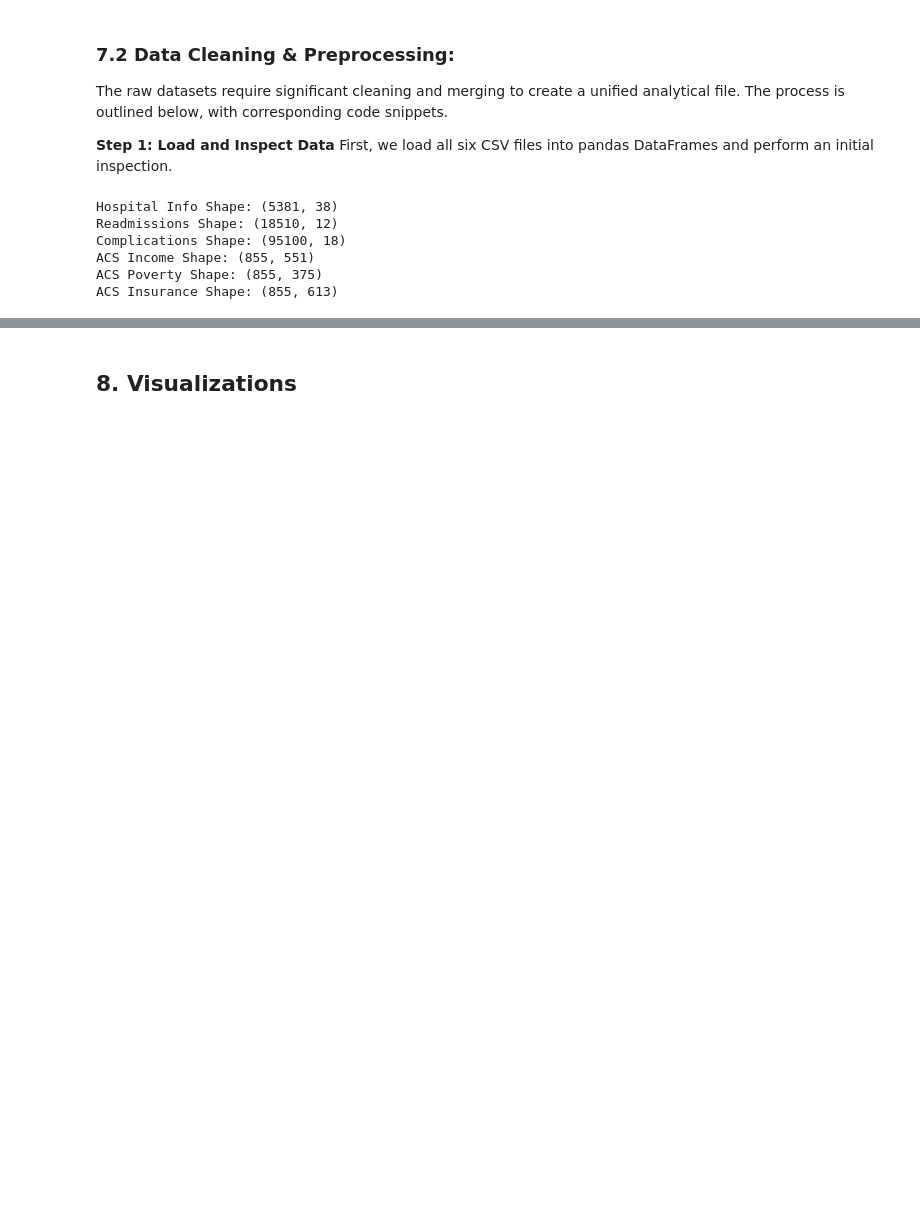
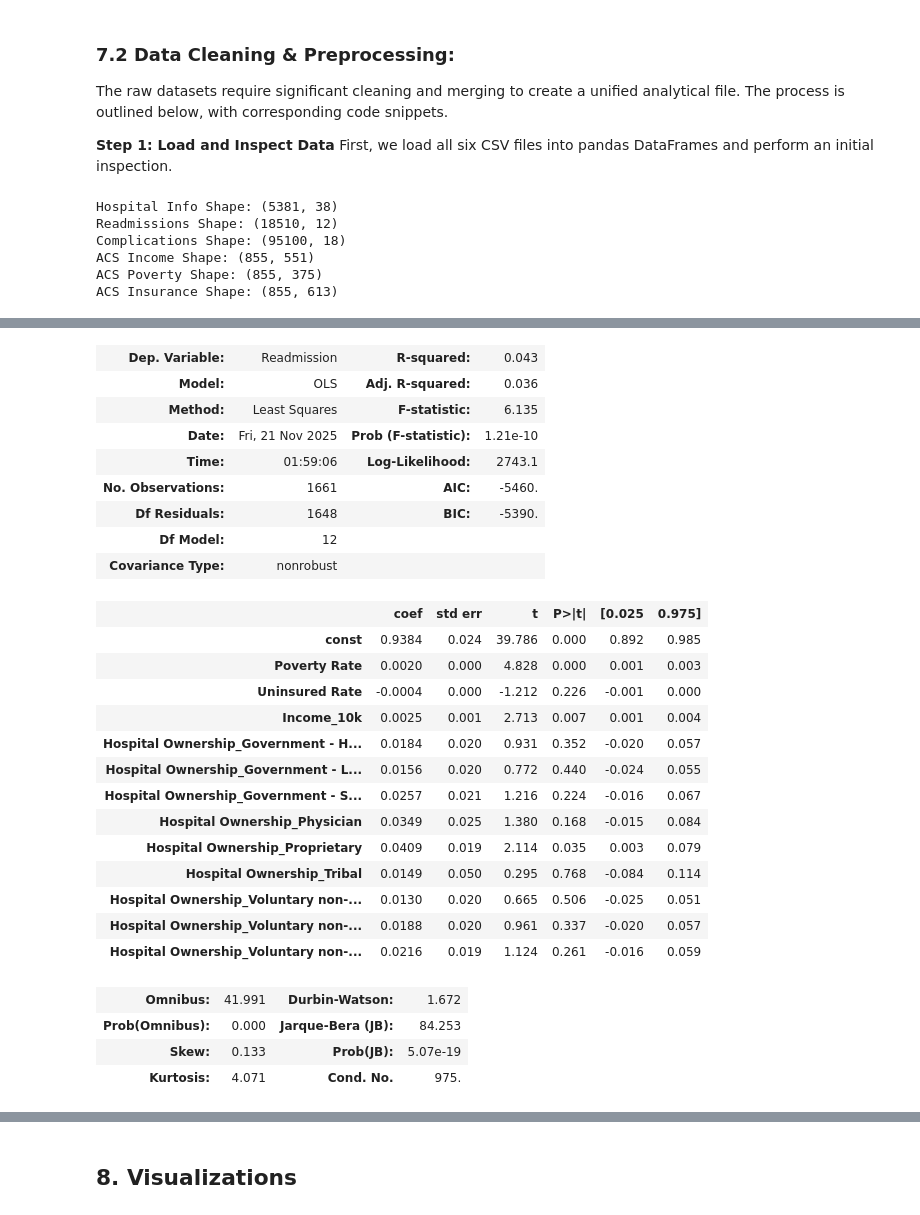
Before and after one commit to Hychow-gh/SI-624, a Jupyter notebook: SI 624_Final Project/Final_Project.ipynb, the cells around one changed output, grey strips where cells are left out. Cells and saved outputs as stored; diff of their text form; code cells hidden in the pictures; blank space fills up the shorter version.

```diff
--- a/SI 624_Final Project/Final_Project.ipynb
+++ b/SI 624_Final Project/Final_Project.ipynb
@@ -294,0 +349,53 @@ By combining county-level socioeconomic variables with hospital-level controls,
+# %%
+import statsmodels.api as sm
+# Prepare Data
+df_reg = final_df[[
+    "Average Excess Readmission Ratio",
+    "Poverty Rate",
+    "Median Household Income",
+    "Uninsured Rate",
+    "Hospital Type",
+    "Hospital Ownership"
+]].copy()
+
+# Rename for clarity (optional but recommended)
+df_reg.rename(columns={
+    "Average Excess Readmission Ratio": "Readmission",
+    "Median Household Income": "Income"
+}, inplace=True)
+
+# Convert income to units of $10k
+df_reg["Income_10k"] = df_reg["Income"] / 10000
+
+# Drop original income column
+df_reg = df_reg.drop(columns=["Income"])
+
+# Create dummy variables
+df_reg = pd.get_dummies(
+    df_reg,
+    columns=["Hospital Type", "Hospital Ownership"],
+    drop_first=True
+)
+
+# Separate X and y
+y = df_reg["Readmission"]
+X = df_reg.drop(columns=["Readmission"])
+
+# Convert predictors to numeric
+X = X.astype(float)
+y = y.astype(float)
+
+# Drop any remaining NA
+df_clean = pd.concat([X, y], axis=1).dropna()
+y = df_clean["Readmission"]
+X = df_clean.drop(columns=["Readmission"])
+
+# Add constant
+X = sm.add_constant(X)
+
+# Fit OLS model
+model = sm.OLS(y, X).fit()
+
+# Print Summary
+model.summary()
+# %% [output]
@@ -294,0 +403,27 @@ By combining county-level socioeconomic variables with hospital-level controls,
+| Dep. Variable: | Readmission | R-squared: | 0.043 |
+| Model: | OLS | Adj. R-squared: | 0.036 |
+| Method: | Least Squares | F-statistic: | 6.135 |
+| Date: | Fri, 21 Nov 2025 | Prob (F-statistic): | 1.21e-10 |
+| Time: | 01:59:06 | Log-Likelihood: | 2743.1 |
+| No. Observations: | 1661 | AIC: | -5460. |
+| Df Residuals: | 1648 | BIC: | -5390. |
+| Df Model: | 12 |  |  |
+| Covariance Type: | nonrobust |  |  |
+|  | coef | std err | t | P>|t| | [0.025 | 0.975] |
+| const | 0.9384 | 0.024 | 39.786 | 0.000 | 0.892 | 0.985 |
+| Poverty Rate | 0.0020 | 0.000 | 4.828 | 0.000 | 0.001 | 0.003 |
+| Uninsured Rate | -0.0004 | 0.000 | -1.212 | 0.226 | -0.001 | 0.000 |
+| Income_10k | 0.0025 | 0.001 | 2.713 | 0.007 | 0.001 | 0.004 |
+| Hospital Ownership_Government - H... | 0.0184 | 0.020 | 0.931 | 0.352 | -0.020 | 0.057 |
+| Hospital Ownership_Government - L... | 0.0156 | 0.020 | 0.772 | 0.440 | -0.024 | 0.055 |
+| Hospital Ownership_Government - S... | 0.0257 | 0.021 | 1.216 | 0.224 | -0.016 | 0.067 |
+| Hospital Ownership_Physician | 0.0349 | 0.025 | 1.380 | 0.168 | -0.015 | 0.084 |
+| Hospital Ownership_Proprietary | 0.0409 | 0.019 | 2.114 | 0.035 | 0.003 | 0.079 |
+| Hospital Ownership_Tribal | 0.0149 | 0.050 | 0.295 | 0.768 | -0.084 | 0.114 |
+| Hospital Ownership_Voluntary non-... | 0.0130 | 0.020 | 0.665 | 0.506 | -0.025 | 0.051 |
+| Hospital Ownership_Voluntary non-... | 0.0188 | 0.020 | 0.961 | 0.337 | -0.020 | 0.057 |
+| Hospital Ownership_Voluntary non-... | 0.0216 | 0.019 | 1.124 | 0.261 | -0.016 | 0.059 |
+| Omnibus: | 41.991 | Durbin-Watson: | 1.672 |
+| Prob(Omnibus): | 0.000 | Jarque-Bera (JB): | 84.253 |
+| Skew: | 0.133 | Prob(JB): | 5.07e-19 |
+| Kurtosis: | 4.071 | Cond. No. | 975. |
```
Also changed, not shown: parts of 32 cells of this notebook.
